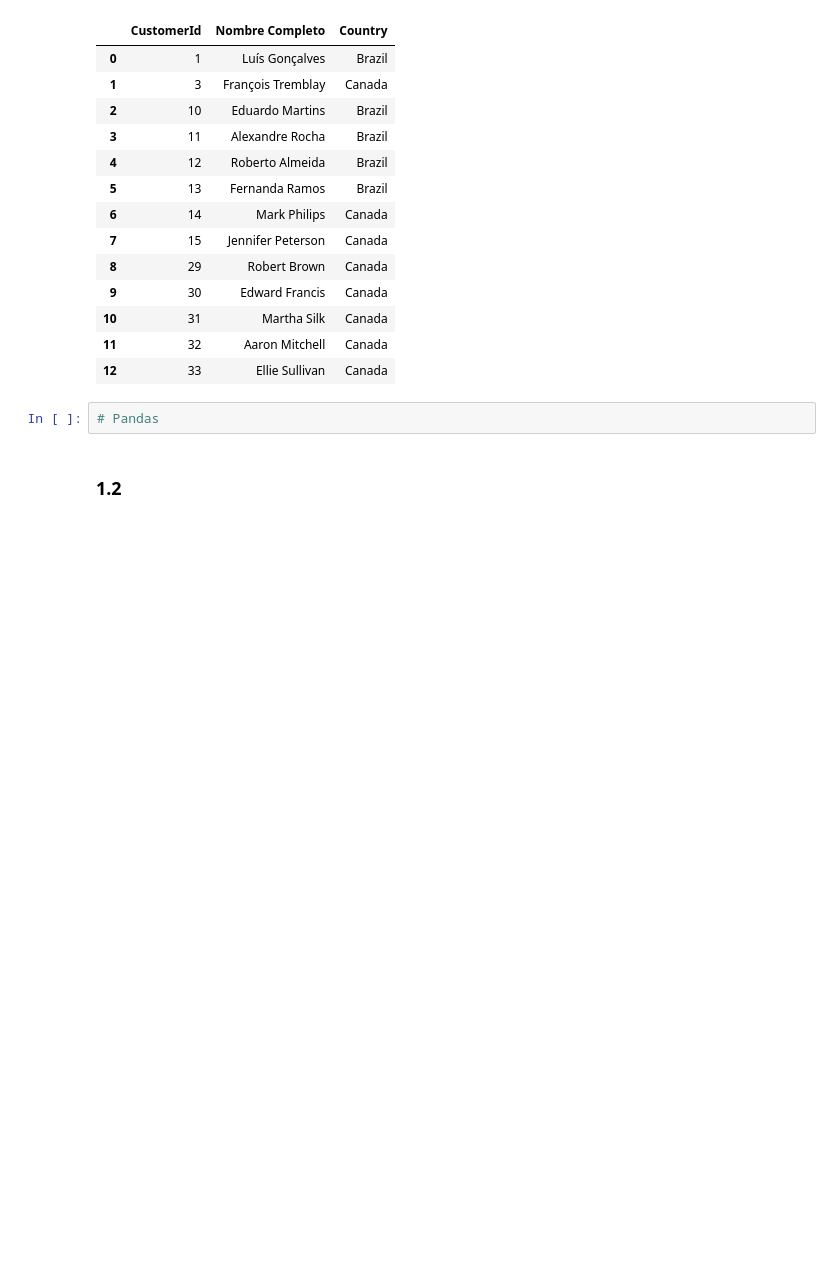
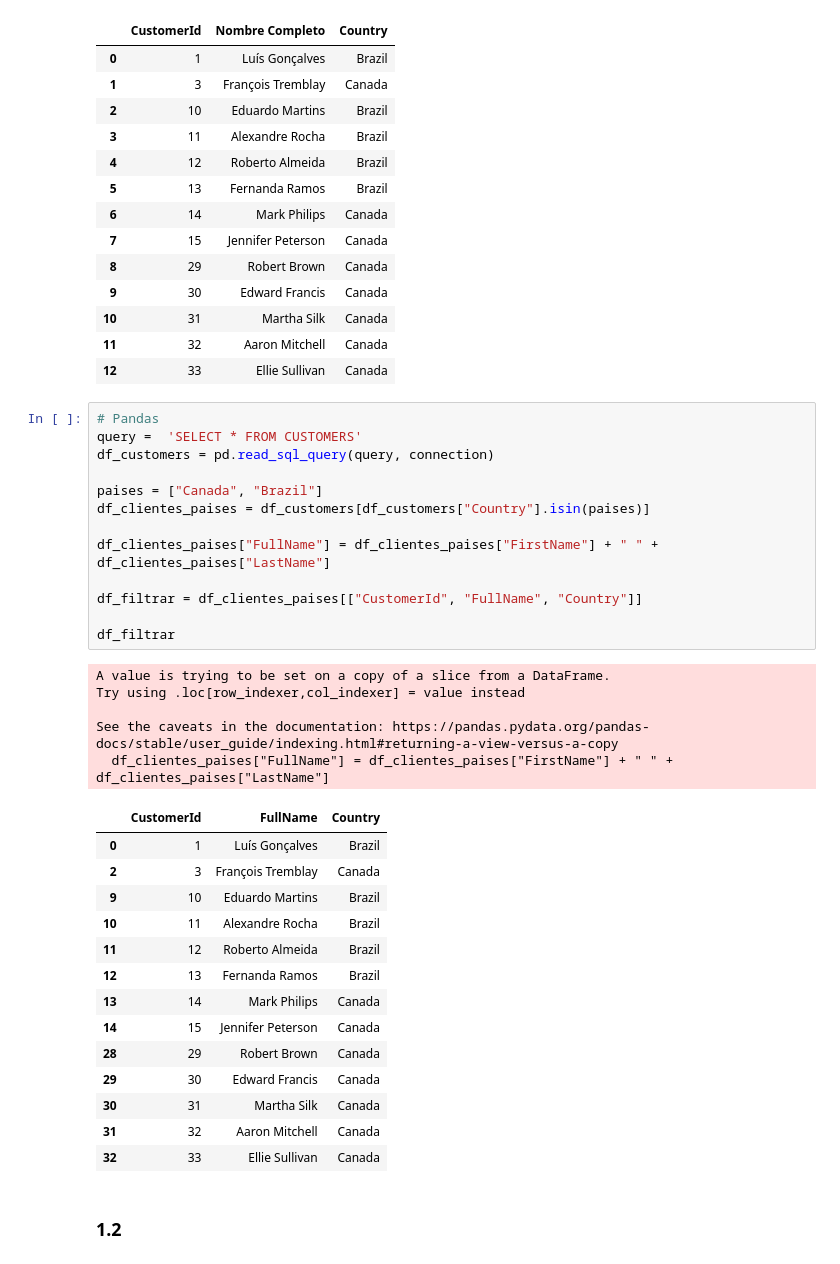
Before and after one commit to enax93/ONLINE_DS_THEBRIDGE_EmmaCollado, a Jupyter notebook: 03_Analisis_de_Datos/Sprint_06/Unidad_01/Practica_Obligatoria/18_Practica_Obligatoria_SQL.ipynb, the cells around one changed output. Drawn from its saved outputs; the diff is of its cells as text; blank space fills up the shorter version.

Commit message:
Pandas para ejercicios obligatorios

```diff
--- a/03_Analisis_de_Datos/Sprint_06/Unidad_01/Practica_Obligatoria/18_Practica_Obligatoria_SQL.ipynb
+++ b/03_Analisis_de_Datos/Sprint_06/Unidad_01/Practica_Obligatoria/18_Practica_Obligatoria_SQL.ipynb
@@ -97,8 +97,39 @@ sql_query(query, connection)
 | 10 | 31 | Martha Silk | Canada |
 | 11 | 32 | Aaron Mitchell | Canada |
 | 12 | 33 | Ellie Sullivan | Canada |
-# %%
-# Pandas
+# %%
+# Pandas
+query =  'SELECT * FROM CUSTOMERS'
+df_customers = pd.read_sql_query(query, connection)
+
+paises = ["Canada", "Brazil"]
+df_clientes_paises = df_customers[df_customers["Country"].isin(paises)]
+
+df_clientes_paises["FullName"] = df_clientes_paises["FirstName"] + " " + df_clientes_paises["LastName"]
+
+df_filtrar = df_clientes_paises[["CustomerId", "FullName", "Country"]]
+
+df_filtrar
+# %% [output]
+A value is trying to be set on a copy of a slice from a DataFrame.
+Try using .loc[row_indexer,col_indexer] = value instead
+
+See the caveats in the documentation: https://pandas.pydata.org/pandas-docs/stable/user_guide/indexing.html#returning-a-view-versus-a-copy
+  df_clientes_paises["FullName"] = df_clientes_paises["FirstName"] + " " + df_clientes_paises["LastName"]
+|  | CustomerId | FullName | Country |
+| 0 | 1 | Luís Gonçalves | Brazil |
+| 2 | 3 | François Tremblay | Canada |
+| 9 | 10 | Eduardo Martins | Brazil |
+| 10 | 11 | Alexandre Rocha | Brazil |
+| 11 | 12 | Roberto Almeida | Brazil |
+| 12 | 13 | Fernanda Ramos | Brazil |
+| 13 | 14 | Mark Philips | Canada |
+| 14 | 15 | Jennifer Peterson | Canada |
+| 28 | 29 | Robert Brown | Canada |
+| 29 | 30 | Edward Francis | Canada |
+| 30 | 31 | Martha Silk | Canada |
+| 31 | 32 | Aaron Mitchell | Canada |
+| 32 | 33 | Ellie Sullivan | Canada |
 # %% [markdown]
 ### 1.2
 # %% [markdown]
```
Also changed, not shown: parts of 8 cells of this notebook.
